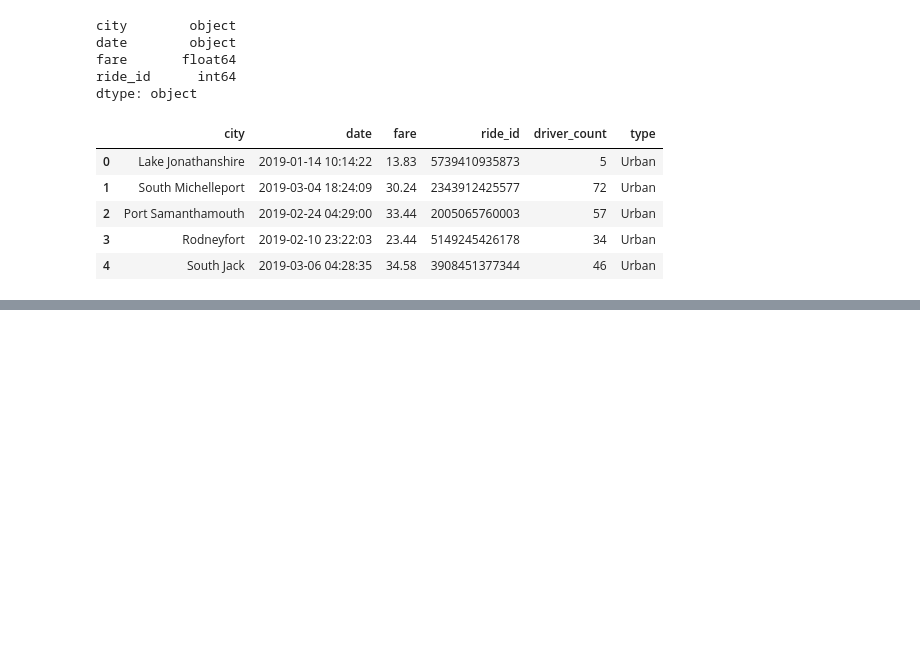
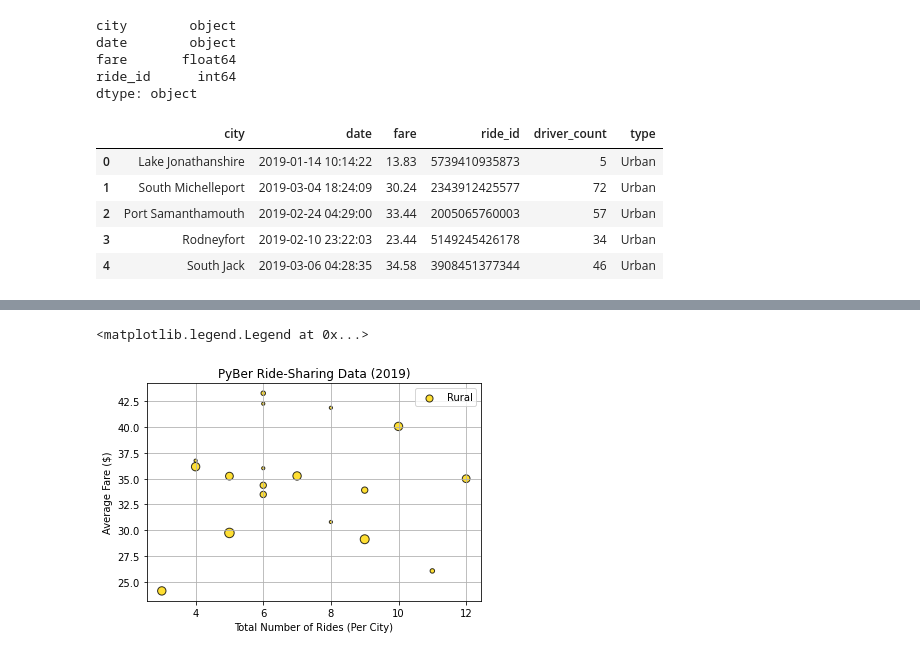
Before and after one commit to Stickeynotez/PyBer_Analysis, a Jupyter notebook: PyBer.ipynb, the cells around one changed output, grey strips where cells are left out. Drawn from its saved outputs; the diff is of its cells as text; code cells hidden in the pictures; blank space fills up the shorter version.

```diff
--- a/PyBer.ipynb
+++ b/PyBer.ipynb
@@ -99,0 +122,4 @@ pyber_data_df.head()
+# %%
+#create Rural cities DataFrame
+rural_cities_df = pyber_data_df[pyber_data_df['type'] == 'Rural']
+rural_cities_df.head()
@@ -99,0 +157,4 @@ pyber_data_df.head()
+# %%
+#Get the number of rides for Rural Cities.
+rural_ride_count = rural_cities_df.groupby(['city']).count()['ride_id']
+rural_ride_count.head()
@@ -99,0 +193,4 @@ pyber_data_df.head()
+# %%
+#Get the average fare for rural cities.
+rural_avg_fare = rural_cities_df.groupby(['city']).mean()['fare']
+rural_avg_fare.head()
@@ -99,0 +229,4 @@ pyber_data_df.head()
+# %%
+#get the average number of drivers for each rural city.
+rural_driver_count = rural_cities_df.groupby(['city']).mean()['driver_count']
+rural_driver_count.head()
@@ -99,0 +265,12 @@ pyber_data_df.head()
+# %%
+#scatter plot for rural cities
+plt.scatter(rural_ride_count, rural_avg_fare, s=10*rural_driver_count,
+            c='gold',edgecolor='k',linewidths = 1, alpha=.8, label='Rural')
+plt.title('PyBer Ride-Sharing Data (2019)')
+plt.xlabel('Total Number of Rides (Per City)')
+plt.ylabel('Average Fare ($)')
+plt.grid(True)
+plt.legend()
+# %% [output]
+<matplotlib.legend.Legend at 0x...>
+[figure, added]
```
Also changed, not shown: parts of 15 cells of this notebook, 1 other file.
